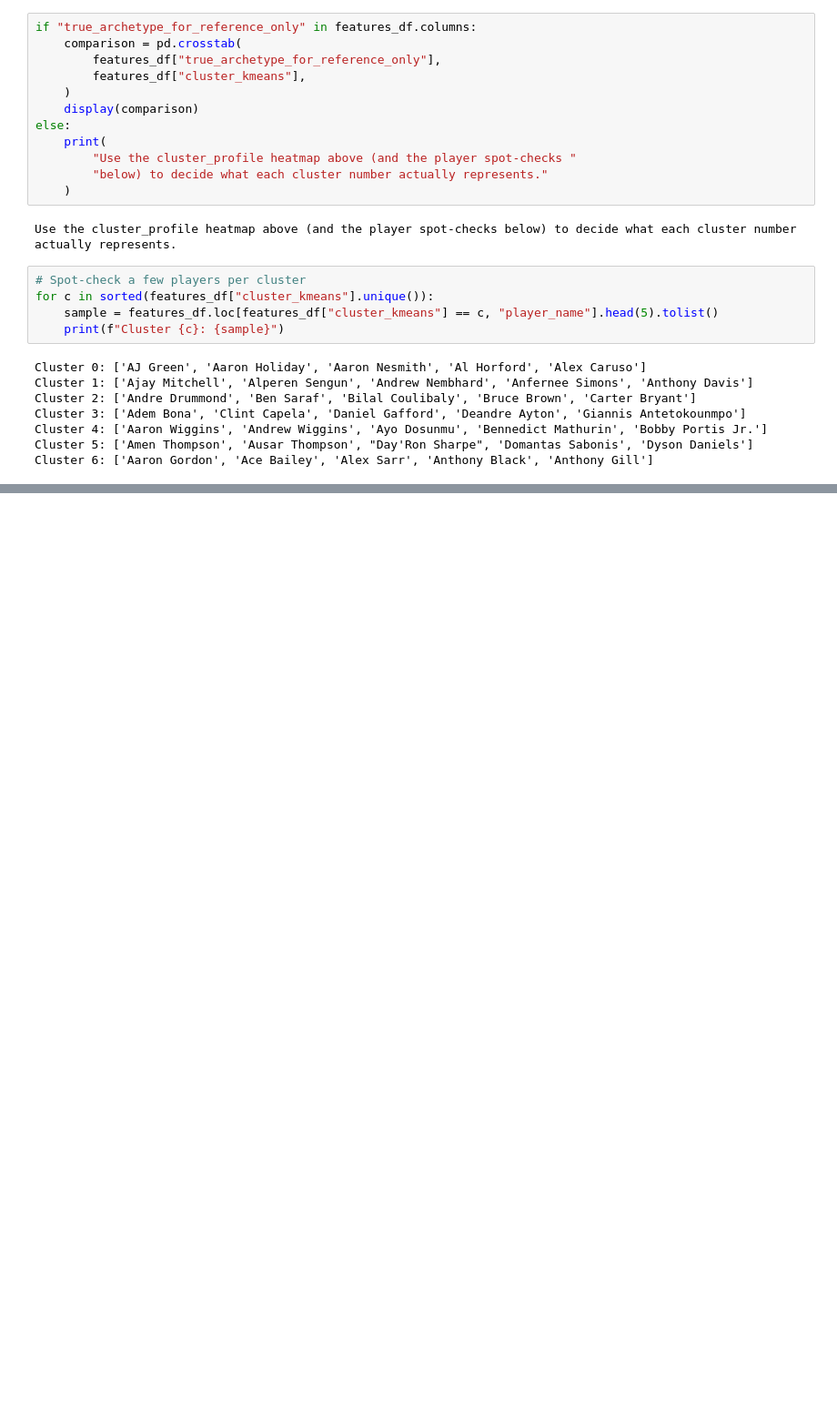
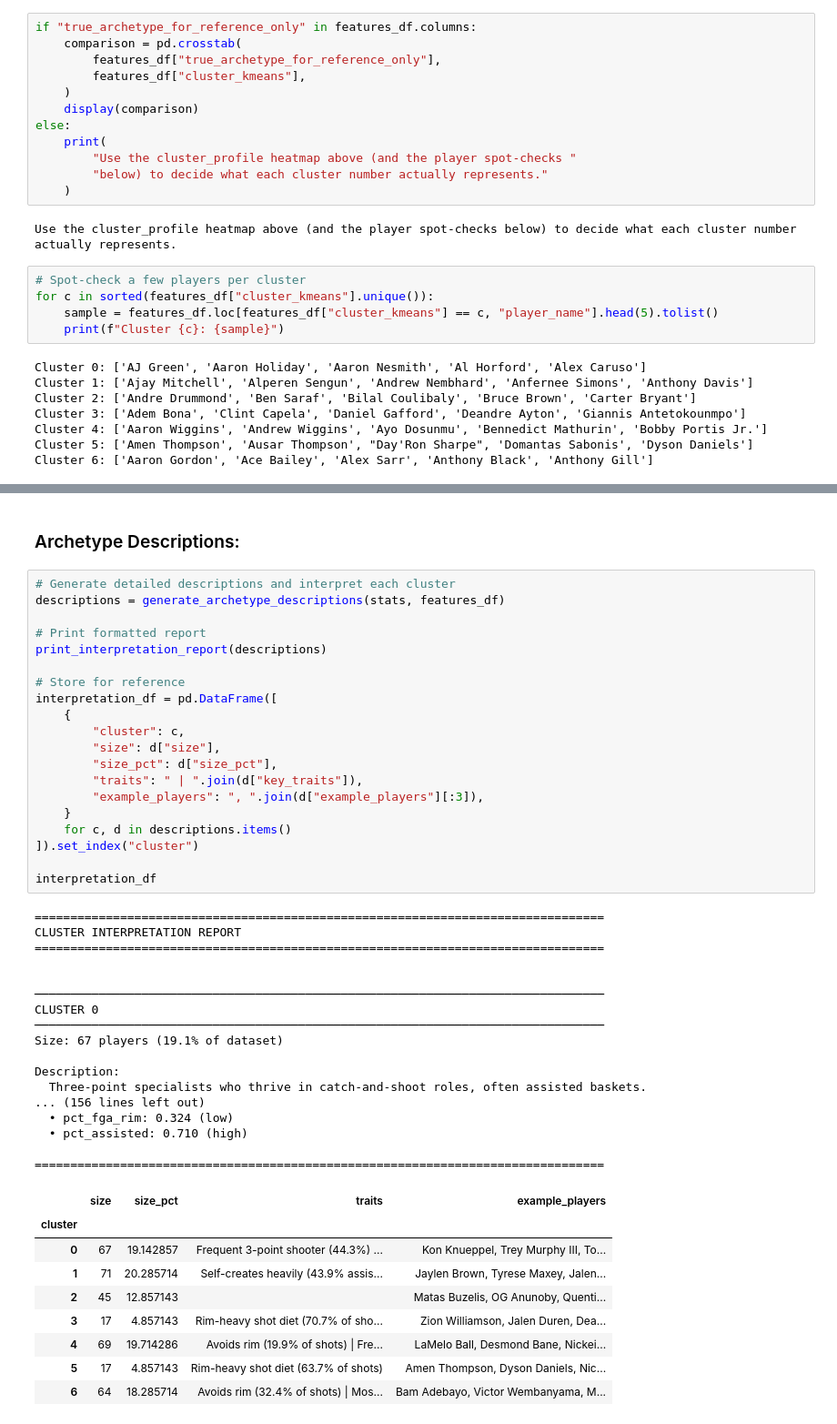
Before and after one commit to l0stpanda/sports-analytics-portfolio, a Jupyter notebook: basketball/shot-archetype-clustering/nba_shot_archetype_clustering.ipynb, the cells around one changed output, grey strips where cells are left out. Shown at 91% size. Saved outputs shown, nothing was run; the diff lists cells and outputs as text; blank space fills up the shorter version.

```diff
--- a/basketball/shot-archetype-clustering/nba_shot_archetype_clustering.ipynb
+++ b/basketball/shot-archetype-clustering/nba_shot_archetype_clustering.ipynb
@@ -847 +1568,50 @@ Cluster 6: ['Aaron Gordon', 'Ace Bailey', 'Alex Sarr', 'Anthony Black', 'Anthony
+# %% [markdown]
+### Archetype Descriptions:
+# %%
+# Generate detailed descriptions and interpret each cluster
+descriptions = generate_archetype_descriptions(stats, features_df)
+
+# Print formatted report
+print_interpretation_report(descriptions)
+
+# Store for reference
+interpretation_df = pd.DataFrame([
+    {
+        "cluster": c,
+        "size": d["size"],
+        "size_pct": d["size_pct"],
+        "traits": " | ".join(d["key_traits"]),
+        "example_players": ", ".join(d["example_players"][:3]),
+    }
+    for c, d in descriptions.items()
+]).set_index("cluster")
+
+interpretation_df
+# %% [output]
+================================================================================
+CLUSTER INTERPRETATION REPORT
+================================================================================
+
+
+────────────────────────────────────────────────────────────────────────────────
+CLUSTER 0
+────────────────────────────────────────────────────────────────────────────────
+Size: 67 players (19.1% of dataset)
+
+Description:
+  Three-point specialists who thrive in catch-and-shoot roles, often assisted baskets.
+... (156 lines left out)
+  • pct_fga_rim: 0.324 (low)
+  • pct_assisted: 0.710 (high)
+
+================================================================================
+|  | size | size_pct | traits | example_players |
+| cluster |  |  |  |  |
+| 0 | 67 | 19.142857 | Frequent 3-point shooter (44.3%) ... | Kon Knueppel, Trey Murphy III, To... |
+| 1 | 71 | 20.285714 | Self-creates heavily (43.9% assis... | Jaylen Brown, Tyrese Maxey, Jalen... |
+| 2 | 45 | 12.857143 |  | Matas Buzelis, OG Anunoby, Quenti... |
+| 3 | 17 | 4.857143 | Rim-heavy shot diet (70.7% of sho... | Zion Williamson, Jalen Duren, Dea... |
+| 4 | 69 | 19.714286 | Avoids rim (19.9% of shots) | Fre... | LaMelo Ball, Desmond Bane, Nickei... |
+| 5 | 17 | 4.857143 | Rim-heavy shot diet (63.7% of shots) | Amen Thompson, Dyson Daniels, Nic... |
+| 6 | 64 | 18.285714 | Avoids rim (32.4% of shots) | Mos... | Bam Adebayo, Victor Wembanyama, M... |
 # %% [markdown]
```
Also changed, not shown: parts of 24 cells of this notebook, 2 other files.
